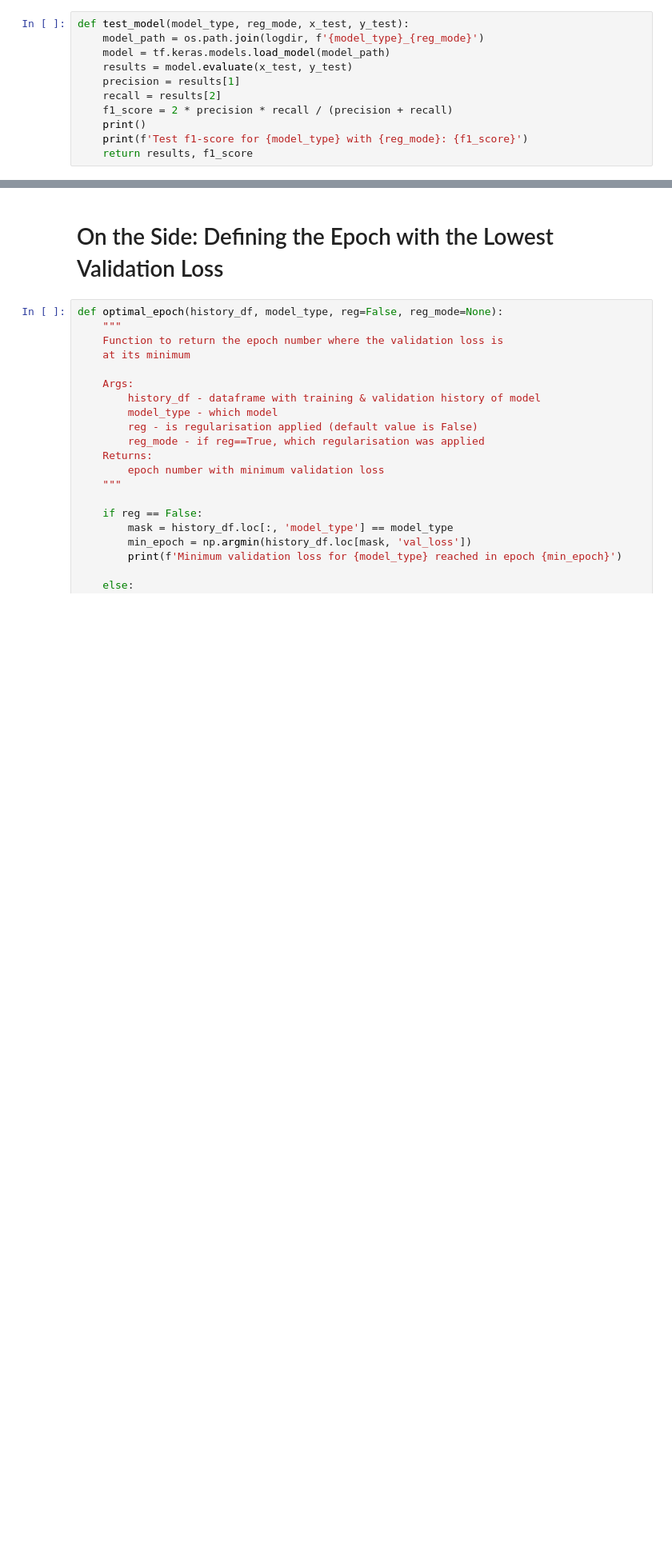
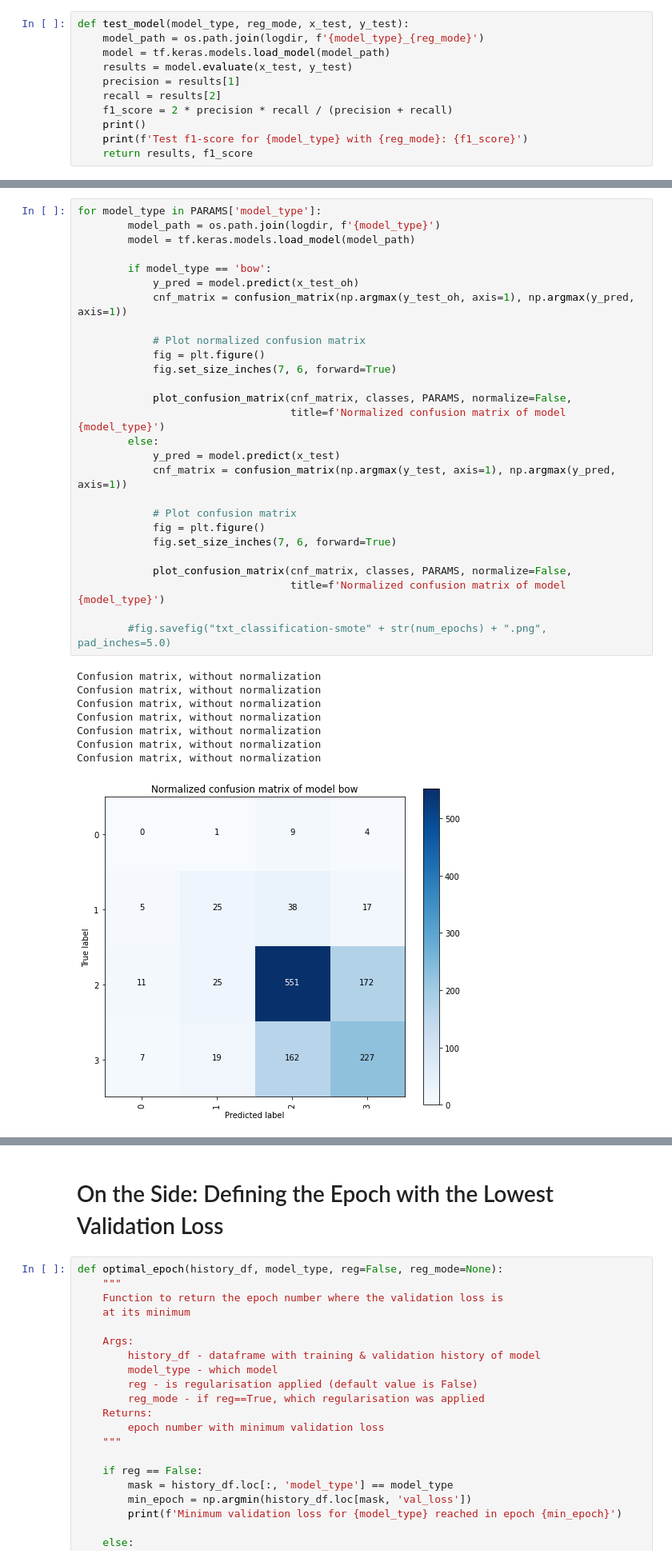
Before and after one commit to Iskriyana/nlp-product-sentiment-classification, a Jupyter notebook: notebooks/02_processing/02_NLP_Model_Choice_Optimisation.ipynb, the cells around one changed output, grey strips where cells are left out. Shown at 80% size. Saved outputs shown, nothing was run; the diff lists cells and outputs as text; blank space fills up the shorter version.

```diff
--- a/notebooks/02_processing/02_NLP_Model_Choice_Optimisation.ipynb
+++ b/notebooks/02_processing/02_NLP_Model_Choice_Optimisation.ipynb
@@ -1241,0 +1336,36 @@ Test f1-score for fc_emb with combi: 0.424406264566315
+# %%
+for model_type in PARAMS['model_type']:
+        model_path = os.path.join(logdir, f'{model_type}')
+        model = tf.keras.models.load_model(model_path)
+
+        if model_type == 'bow':
+            y_pred = model.predict(x_test_oh)
+            cnf_matrix = confusion_matrix(np.argmax(y_test_oh, axis=1), np.argmax(y_pred, axis=1))
+
+            # Plot normalized confusion matrix
+            fig = plt.figure()
+            fig.set_size_inches(7, 6, forward=True)
+
+            plot_confusion_matrix(cnf_matrix, classes, PARAMS, normalize=False,
+                                  title=f'Normalized confusion matrix of model {model_type}')
+        else:
+            y_pred = model.predict(x_test)
+            cnf_matrix = confusion_matrix(np.argmax(y_test, axis=1), np.argmax(y_pred, axis=1))
+
+            # Plot confusion matrix
+            fig = plt.figure()
+            fig.set_size_inches(7, 6, forward=True)
+
+            plot_confusion_matrix(cnf_matrix, classes, PARAMS, normalize=False,
+                                  title=f'Normalized confusion matrix of model {model_type}')
+
+        #fig.savefig("txt_classification-smote" + str(num_epochs) + ".png", pad_inches=5.0)
+# %% [output]
+Confusion matrix, without normalization
+Confusion matrix, without normalization
+Confusion matrix, without normalization
+Confusion matrix, without normalization
+Confusion matrix, without normalization
+Confusion matrix, without normalization
+Confusion matrix, without normalization
+[figure, added]
```
Also changed, not shown: parts of 29 cells of this notebook.
